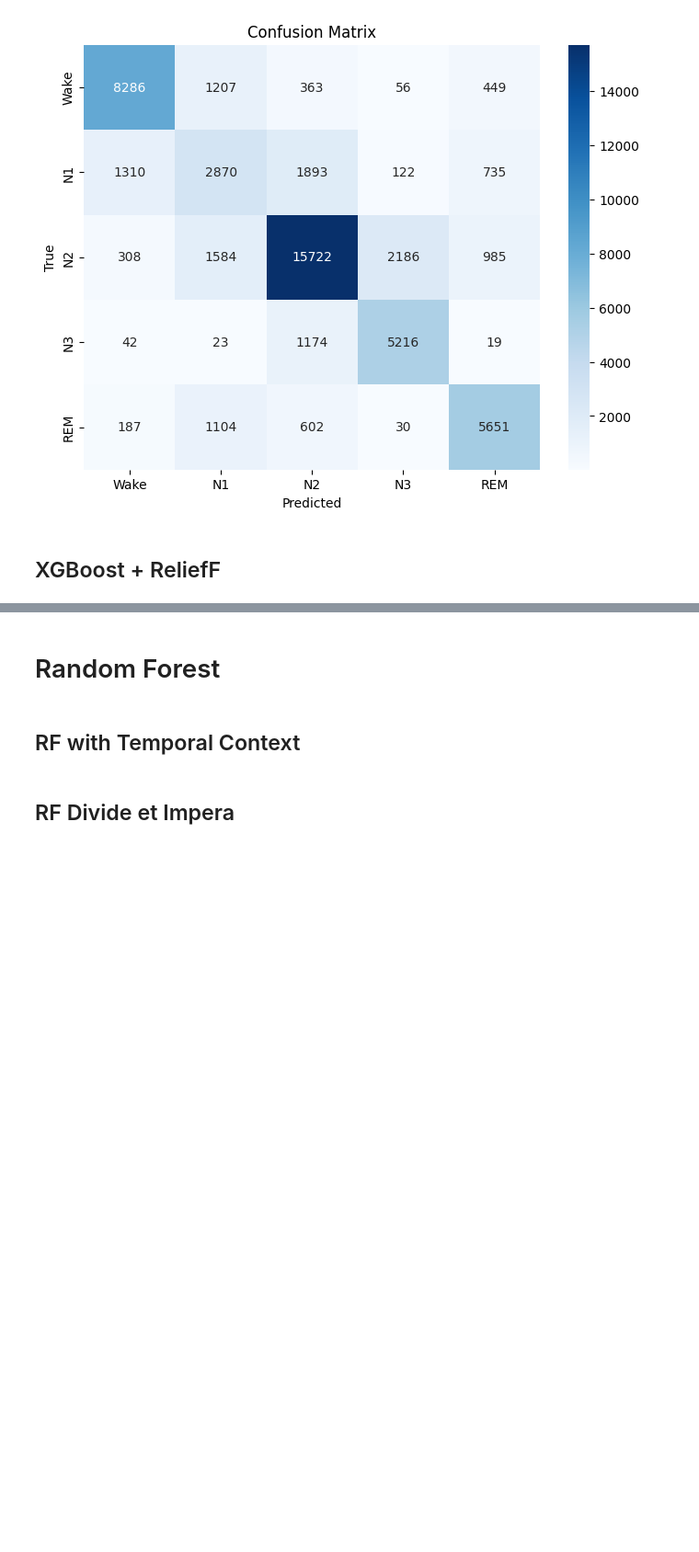
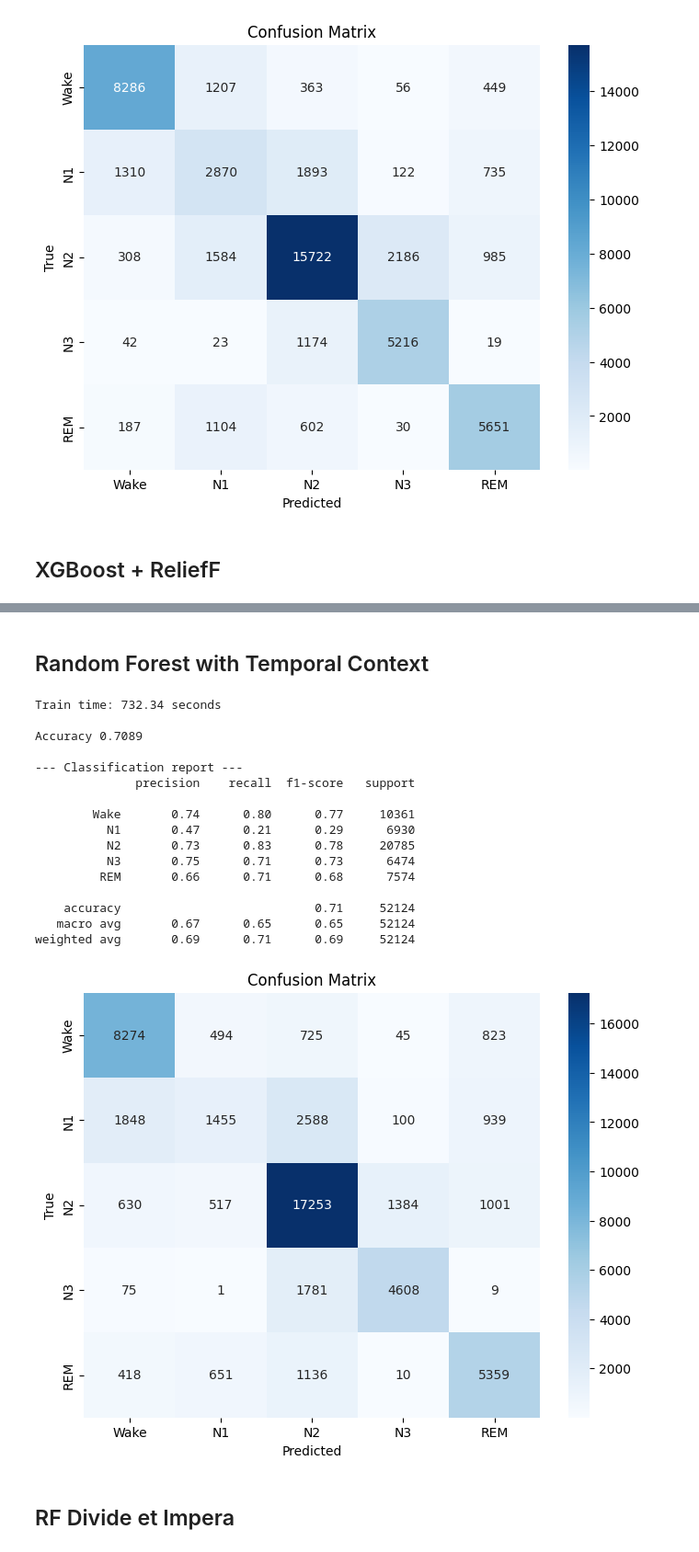
Before and after one commit to CarmenTheodoraCraciun/Sleep-Quality-Based-EEG-Signals, a Jupyter notebook: ml_models/2_Tree_based_models.ipynb, the cells around one changed output, grey strips where cells are left out. Shown at 92% size. Saved outputs shown, nothing was run; the diff lists cells and outputs as text; code cells hidden in the pictures; blank space fills up the shorter version.

Commit message:
Tree models done

```diff
--- a/ml_models/2_Tree_based_models.ipynb
+++ b/ml_models/2_Tree_based_models.ipynb
@@ -637,11 +418,11 @@ lgb_relieff_enhanced = lgb.LGBMClassifier(
     n_jobs=-1
 )
 
-y_pred_lgb_relieff_enhanced = train_model(lgb_relieff_enhanced, X_train_relieff_norm_enhanced, y_train_norm_enhanced, X_val_relieff_norm_enhanced)
+y_pred_lgb_relieff_enhanced = model_fct.train_model(lgb_relieff_enhanced, X_train_relieff_norm_enhanced, y_train_norm_enhanced, X_val_relieff_norm_enhanced)
 
-df_eval = create_evaluation_table(y_val_norm_enhanced, y_pred_lgb_relieff_enhanced)
+df_eval = model_fct.create_evaluation_table(y_val_norm_enhanced, y_pred_lgb_relieff_enhanced,df_val)
 
-evaluete_model(df_eval['Label'], df_eval['Pred_Smooth'])
+model_fct.evaluete_model(df_eval['Label'], df_eval['Pred_Smooth'])
 # %% [output]
 [LightGBM] [Info] Auto-choosing col-wise multi-threading, the overhead of testing was 0.129929 seconds.
 You can set `force_col_wise=true` to remove the overhead.
@@ -681,12 +462,12 @@ xgb_lag = xgb.XGBClassifier(
     n_jobs=-1
 )
 
-y_pred_xgb_lag = train_model(
+y_pred_xgb_lag = model_fct.train_model(
     xgb_lag, X_train_raw_basic, y_train_raw_basic, X_val_raw_basic, sample_weights
     )
 
-df_eval = create_evaluation_table(y_val_raw_basic, y_pred_xgb_lag)
-evaluete_model(df_eval['Label'], df_eval['Pred_Smooth'])
+df_eval = model_fct.create_evaluation_table(y_val_raw_basic, y_pred_xgb_lag,df_val)
+model_fct.evaluete_model(df_eval['Label'], df_eval['Pred_Smooth'])
 # %% [output]
 Train time: 467.42 seconds
 
@@ -725,13 +506,13 @@ xgb_norm_enhanced = xgb.XGBClassifier(
     n_jobs=-1
 )
 
-y_pred_xgb_norm_enhanced = train_model(
+y_pred_xgb_norm_enhanced = model_fct.train_model(
     xgb_norm_enhanced, X_train_norm_enhanced, y_train_norm_enhanced, X_val_norm_enhanced, sample_weights
     )
 
-df_eval = create_evaluation_table(y_val_raw_basic, y_pred_xgb_norm_enhanced)
+df_eval = model_fct.create_evaluation_table(y_val_raw_basic, y_pred_xgb_norm_enhanced,df_val)
 
-evaluete_model(df_eval['Label'], df_eval['Pred_Smooth'])
+model_fct.evaluete_model(df_eval['Label'], df_eval['Pred_Smooth'])
 # %% [output]
 Train time: 958.81 seconds
 
@@ -770,11 +551,11 @@ xgb_relieff_enhanced = xgb.XGBClassifier(
     n_jobs=-1
 )
 
-y_pred_xgb_relieff_enhanced = train_model(
+y_pred_xgb_relieff_enhanced = model_fct.train_model(
     xgb_relieff_enhanced, X_train_relieff_norm_enhanced, y_train_norm_enhanced, X_val_relieff_norm_enhanced, sample_weights
     )
 
-df_eval = create_evaluation_table(y_val_raw_basic, y_pred_xgb_relieff_enhanced)
+df_eval = model_fct.create_evaluation_table(y_val_raw_basic, y_pred_xgb_relieff_enhanced,df_val)
 
-evaluete_model(df_eval['Label'], df_eval['Pred_Smooth'])
+model_fct.evaluete_model(df_eval['Label'], df_eval['Pred_Smooth'])
 # %% [output]
@@ -839,21 +579,37 @@ KeyboardInterrupt:
 # %% [markdown]
-# Random Forest
+## Random Forest with Temporal Context
-# %% [markdown]
-## RF with Temporal Context
 # %%
 rf_norm_enhanced = RandomForestClassifier(
     n_estimators=100,
     max_depth=None,
     min_samples_split=5,
     min_samples_leaf=2,
     class_weight='balanced',
     random_state=42,
     n_jobs=-1
 )
 
-y_rf_pred_norm_enhanced = train_model(rf_norm_enhanced, X_train_norm_enhanced, y_train_norm_enhanced, X_val_norm_enhanced)
+y_rf_pred_norm_enhanced = model_fct.train_model(rf_norm_enhanced, X_train_norm_enhanced, y_train_norm_enhanced, X_val_norm_enhanced)
 
-evaluete_model(y_val_norm_enhanced, y_rf_pred_norm_enhanced)
+model_fct.evaluete_model(y_val_norm_enhanced, y_rf_pred_norm_enhanced)
+# %% [output]
+Train time: 732.34 seconds
+
+Accuracy 0.7089
+
+--- Classification report ---
+              precision    recall  f1-score   support
+
+        Wake       0.74      0.80      0.77     10361
+          N1       0.47      0.21      0.29      6930
+          N2       0.73      0.83      0.78     20785
+          N3       0.75      0.71      0.73      6474
+         REM       0.66      0.71      0.68      7574
+
+    accuracy                           0.71     52124
+   macro avg       0.67      0.65      0.65     52124
+weighted avg       0.69      0.71      0.69     52124
+[figure, added]
 # %% [markdown]
 ## RF Divide et Impera
 # %%
```
Also changed, not shown: parts of 61 cells of this notebook.
